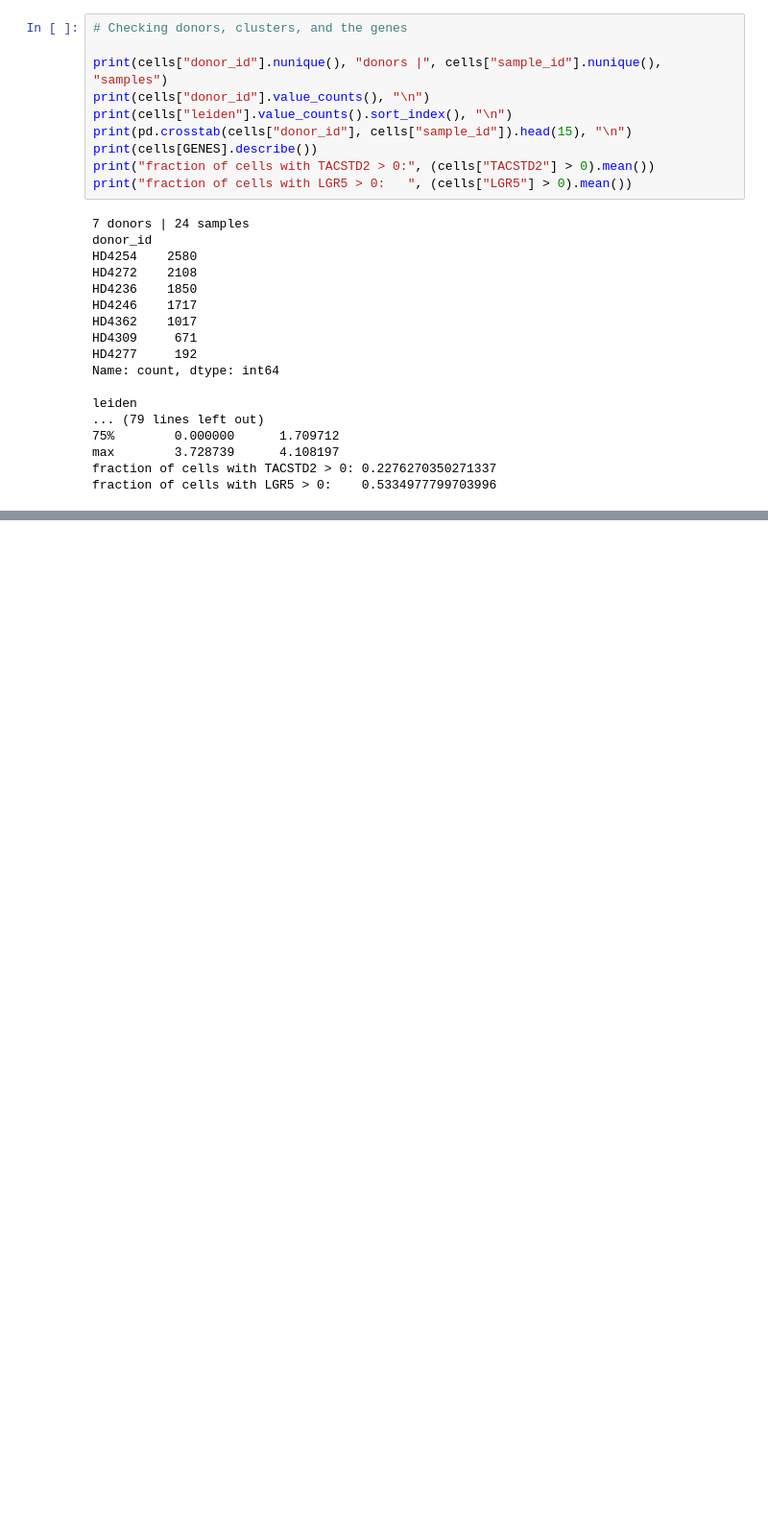
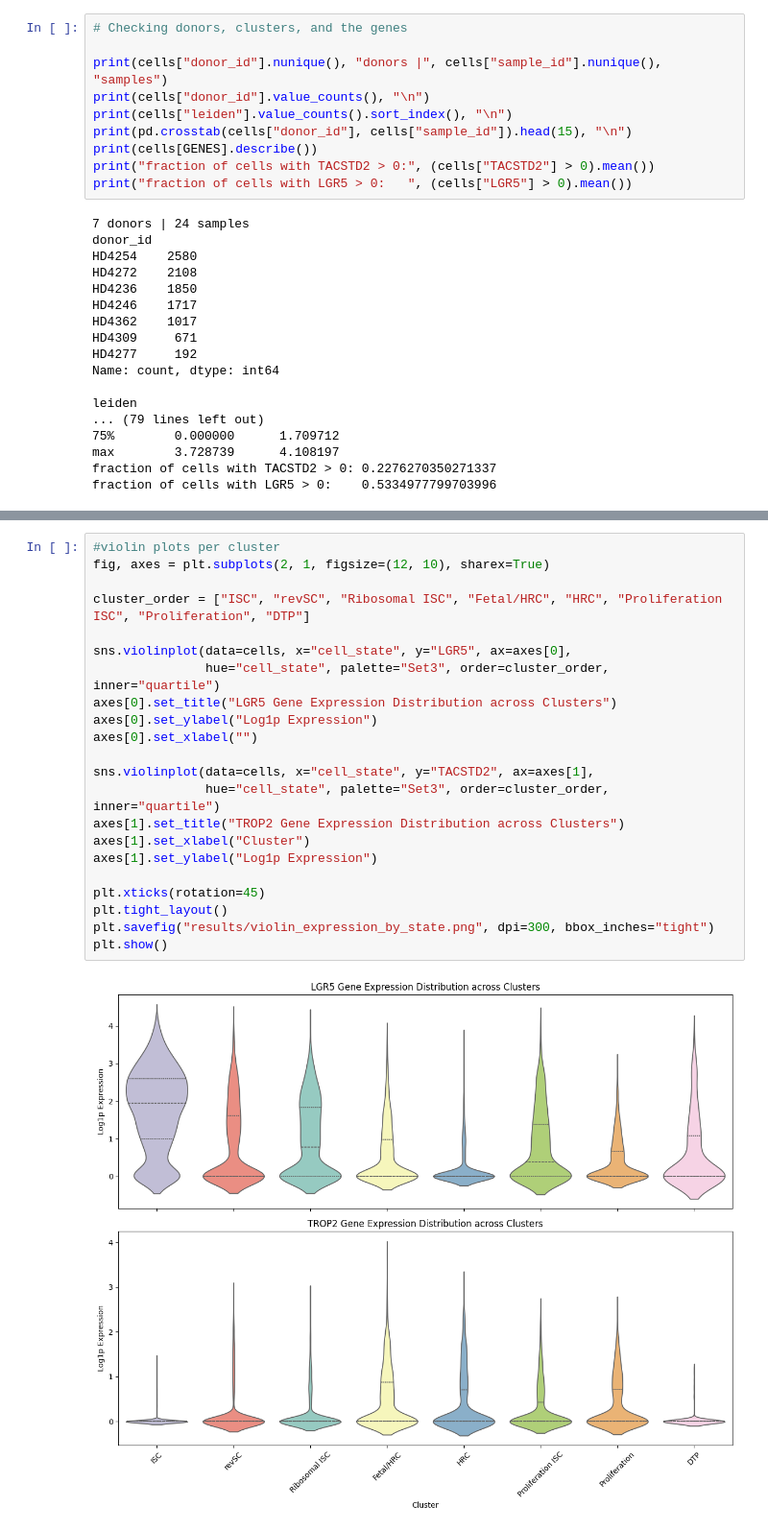
Before and after one commit to sbskinn/Tumor-Surface-Target-Prioritization, a Jupyter notebook: Checkpoint2_model_reproduction.ipynb, the cells around one changed output, grey strips where cells are left out. Shown at 96% size. Saved outputs shown, nothing was run; the diff lists cells and outputs as text; blank space fills up the shorter version.

```diff
--- a/Checkpoint2_model_reproduction.ipynb
+++ b/Checkpoint2_model_reproduction.ipynb
@@ -238,0 +294,24 @@ HD4362      0.121  0.221  0.113  0.192  0.132  0.097  0.122  0.002
+# %%
+#violin plots per cluster
+fig, axes = plt.subplots(2, 1, figsize=(12, 10), sharex=True)
+
+cluster_order = ["ISC", "revSC", "Ribosomal ISC", "Fetal/HRC", "HRC", "Proliferation ISC", "Proliferation", "DTP"]
+
+sns.violinplot(data=cells, x="cell_state", y="LGR5", ax=axes[0],
+               hue="cell_state", palette="Set3", order=cluster_order, inner="quartile")
+axes[0].set_title("LGR5 Gene Expression Distribution across Clusters")
+axes[0].set_ylabel("Log1p Expression")
+axes[0].set_xlabel("")
+
+sns.violinplot(data=cells, x="cell_state", y="TACSTD2", ax=axes[1],
+               hue="cell_state", palette="Set3", order=cluster_order, inner="quartile")
+axes[1].set_title("TROP2 Gene Expression Distribution across Clusters")
+axes[1].set_xlabel("Cluster")
+axes[1].set_ylabel("Log1p Expression")
+
+plt.xticks(rotation=45)
+plt.tight_layout()
+plt.savefig("results/violin_expression_by_state.png", dpi=300, bbox_inches="tight")
+plt.show()
+# %% [output]
+[figure, added]
```
Also changed, not shown: parts of 7 cells of this notebook, 1 other file.
